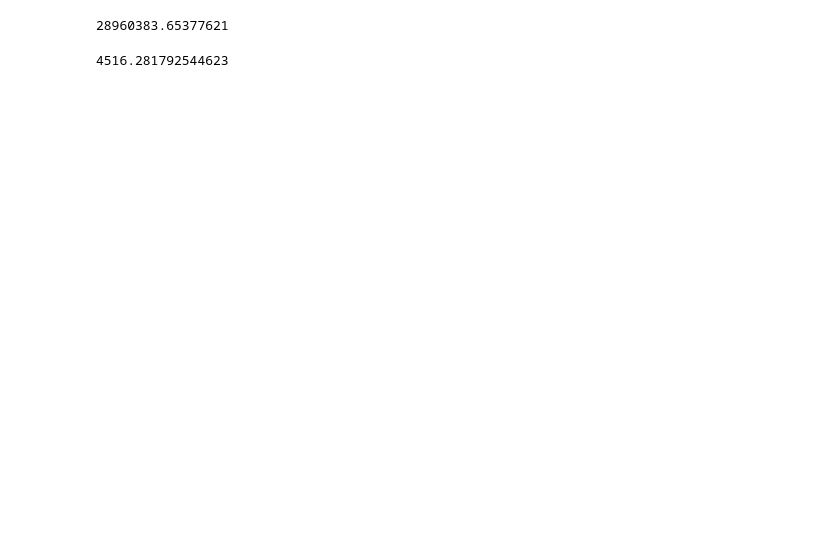
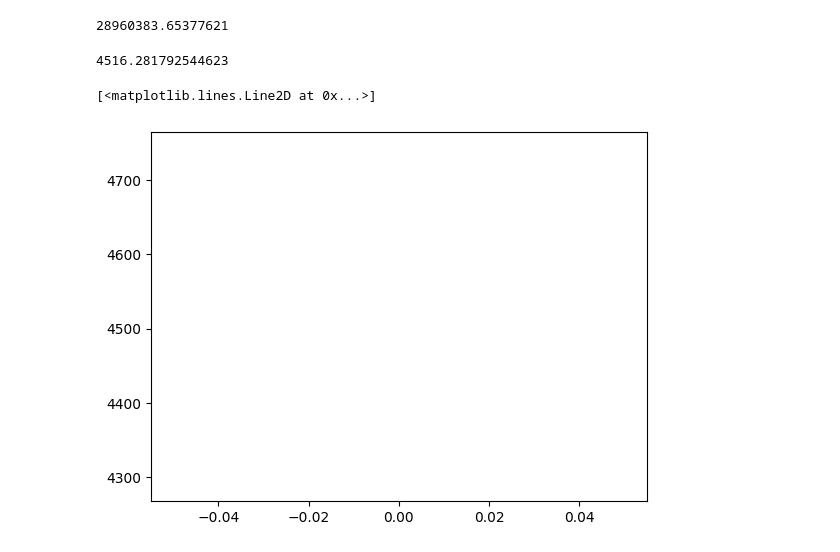
Before and after one commit to FarhanBinShafiq/machine_learning, a Jupyter notebook: Linear Regression/Salary Prediction.ipynb, the cells around one changed output. Saved outputs shown, nothing was run; the diff lists cells and outputs as text; code cells hidden in the pictures; blank space fills up the shorter version.

```diff
--- a/Linear Regression/Salary Prediction.ipynb
+++ b/Linear Regression/Salary Prediction.ipynb
@@ -185,3 +167,9 @@ mae = mean_absolute_error(df['Salary'], df['pre_salary'])
 mae
 # %% [output]
 4516.281792544623
+# %%
+plt.plot(df['Salary'],df['pre_salary'],color='red')
+plt.plot( mean_absolute_error(df['Salary'], df['pre_salary']),color='green')
+# %% [output]
+[<matplotlib.lines.Line2D at 0x...>]
+[figure, added]
```
Also changed, not shown: parts of 1 cell of this notebook.
